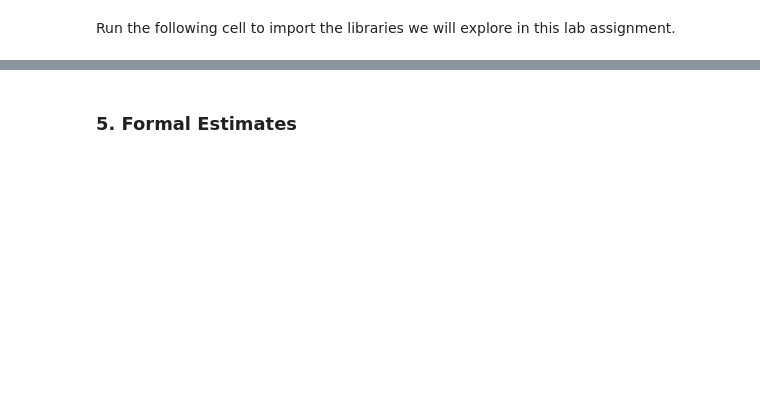
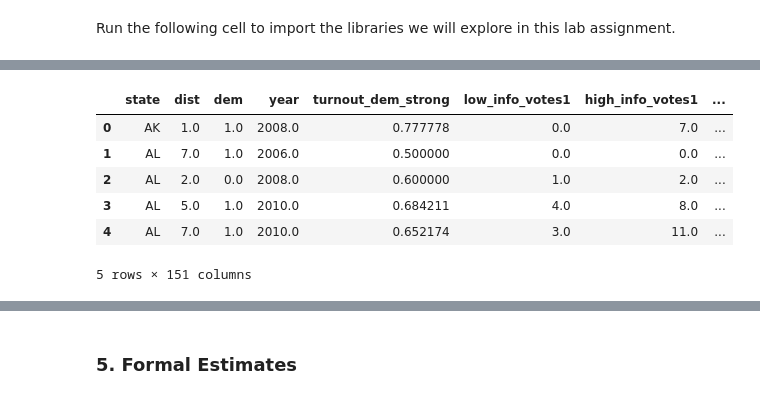
Before and after one commit to ds-modules/PS-88-21-DEV, a Jupyter notebook: lab/hall_thompson/student_facing.ipynb, the cells around one changed output, grey strips where cells are left out. Saved outputs shown, nothing was run; the diff lists cells and outputs as text; code cells hidden in the pictures; blank space fills up the shorter version.

```diff
--- a/lab/hall_thompson/student_facing.ipynb
+++ b/lab/hall_thompson/student_facing.ipynb
@@ -174,0 +36,12 @@ rd(data=df, mid=0)
+# %%
+#Bring in the main analysis dataset
+turnout = pd.read_stata("hall_thompson_replication_files/rd_analysis_hs.dta")
+turnout.head()
+# %% [output]
+|  | state | dist | dem | year | turnout_dem_strong | low_info_votes1 | high_info_votes1 | ... |
+| 0 | AK | 1.0 | 1.0 | 2008.0 | 0.777778 | 0.0 | 7.0 | ... |
+| 1 | AL | 7.0 | 1.0 | 2006.0 | 0.500000 | 0.0 | 0.0 | ... |
+| 2 | AL | 2.0 | 0.0 | 2008.0 | 0.600000 | 1.0 | 2.0 | ... |
+| 3 | AL | 5.0 | 1.0 | 2010.0 | 0.684211 | 4.0 | 8.0 | ... |
+| 4 | AL | 7.0 | 1.0 | 2010.0 | 0.652174 | 3.0 | 11.0 | ... |
+5 rows × 151 columns
```
Also changed, not shown: parts of 72 cells of this notebook.
